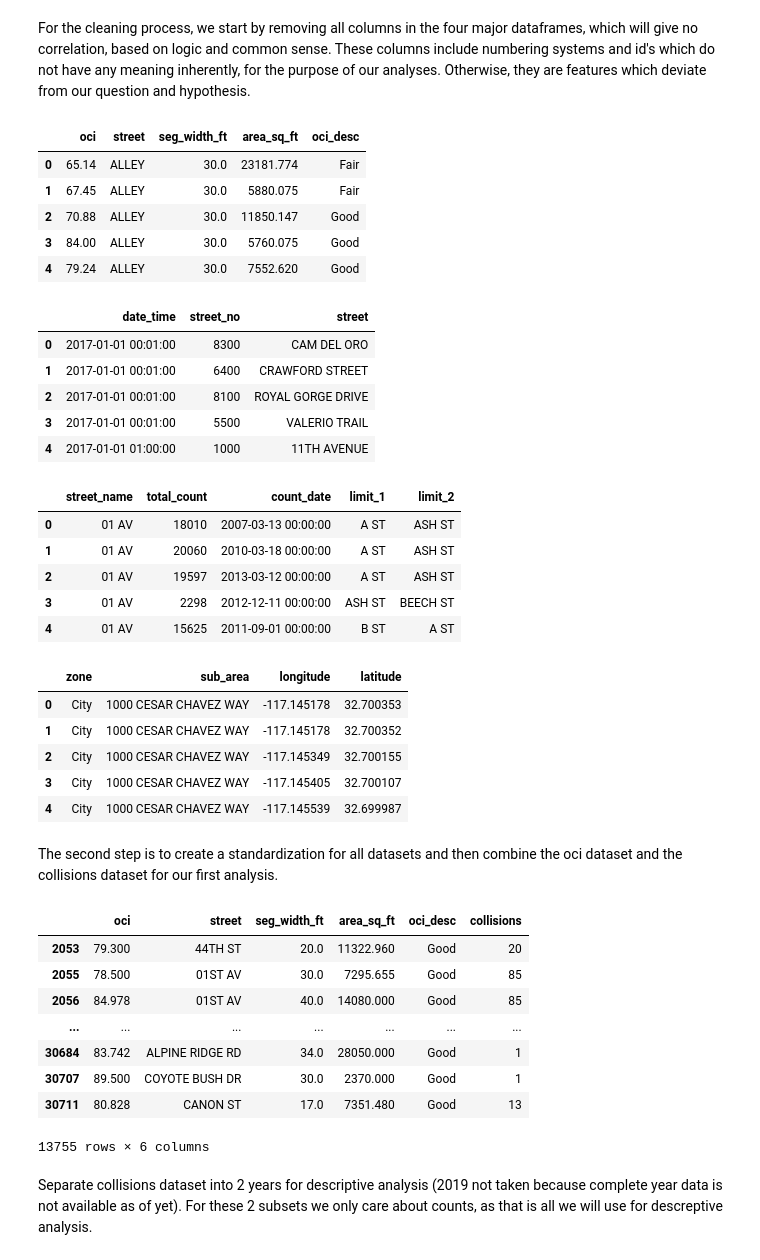
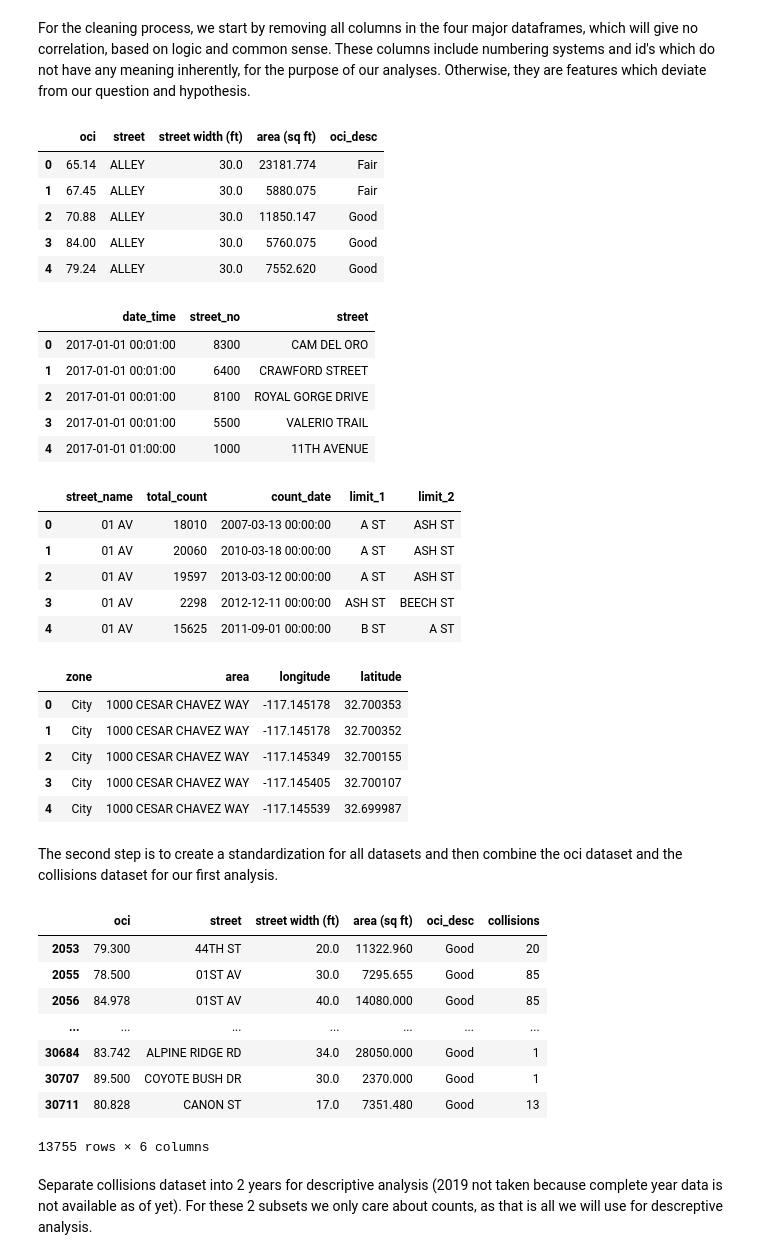
Before and after one commit to rileyfroehlich/COGS-108-Final-Project, a Jupyter notebook: Final_Project.ipynb, the cells around one changed output. Saved outputs shown, nothing was run; the diff lists cells and outputs as text; code cells hidden in the pictures.

```diff
--- a/Final_Project.ipynb
+++ b/Final_Project.ipynb
@@ -100,36 +100,40 @@ df_index = pd.read_csv("oci_2015_datasd.csv")
 df_collisions = pd.read_csv("pd_collisions_datasd.csv")
 df_traffic = pd.read_csv("traffic_counts_datasd.csv")
 df_meters = pd.read_csv("treas_parking_meters_loc_datasd.csv")
 
 # drop OCI columns
 df_index.drop( columns = ["seg_id", "seg_length_ft", "street_from", "street_to", "oci_wt", "pvm_class", "func_class"], inplace = True )
 
 # drop collision columns
 df_collisions.drop(columns = ["police_beat", "report_id", "cross_st_name", "cross_st_type", "street_dir", "cross_st_dir", "violation_section", "violation_type", "charge_desc", "injured", "killed", "hit_run_lvl"], inplace = True)
 # combine street name and street type
 df_collisions[ 'street' ] = df_collisions[ 'street_name' ].map( str ) + ' ' + df_collisions[ 'street_type' ]
 df_collisions.drop( columns = ["street_name", "street_type"], inplace = True )
 df_collisions.dropna( inplace = True )
 
 # drop traffic columns
 df_traffic.drop( columns = ["id", "all_count", "northbound_count", "southbound_count", "eastbound_count", "westbound_count", "file_no"], inplace = True )
 # new splits data in 'limits' column and puts the two parts into columns named 'limit_1' and 'limit_2'
 new = df_traffic[ 'limits' ].str.split( ' - ', n = 1, expand = True)
 df_traffic[ 'limit_1' ] = new[ 0 ]
 df_traffic[ 'limit_2' ] = new[ 1 ]
 df_traffic.drop( columns = "limits", inplace = True )
-# df2 combines like elements in df_traffic
-# df2 = df_traffic.groupby( [ 'street_name', 'limit_1', 'limit_2', 'count_date' ], as_index = False).agg({ 'total_count' : 'sum' })
+# df2 finds the average of like elements in df_traffic
+# df2 = df_traffic.groupby( [ 'street_name', 'limit_1', 'limit_2', 'count_date' ], as_index = False).agg({ 'total_count' : 'mean' })
 # df_traffic = pd.DataFrame( df2 )
 df_traffic.dropna( inplace = True )
 
 # drop parking meter columns
 df_meters.drop( columns = ["area", "pole", "config_id", "config_name"], inplace = True )
 df_meters.dropna( inplace = True )
 
+#rename columns with complex names
+df_index.rename( columns = { 'seg_width_ft' : 'street width (ft)', 'area_sq_ft': 'area (sq ft)' }, inplace = True)
+df_meters.rename( columns = { 'sub_area': 'area' }, inplace = True )
+
 multiple_df_display(df_index[0:5], df_collisions[0:5], df_traffic[0:5], df_meters[0:5])
 # %% [output]
-|  | oci | street | seg_width_ft | area_sq_ft | oci_desc |
+|  | oci | street | street width (ft) | area (sq ft) | oci_desc |
 | 0 | 65.14 | ALLEY | 30.0 | 23181.774 | Fair |
 | 1 | 67.45 | ALLEY | 30.0 | 5880.075 | Fair |
 | 2 | 70.88 | ALLEY | 30.0 | 11850.147 | Good |
@@ -147,7 +151,7 @@ multiple_df_display(df_index[0:5], df_collisions[0:5], df_traffic[0:5], df_meter
 | 2 | 01 AV | 19597 | 2013-03-12 00:00:00 | A ST | ASH ST |
 | 3 | 01 AV | 2298 | 2012-12-11 00:00:00 | ASH ST | BEECH ST |
 | 4 | 01 AV | 15625 | 2011-09-01 00:00:00 | B ST | A ST |
-|  | zone | sub_area | longitude | latitude |
+|  | zone | area | longitude | latitude |
 | 0 | City | 1000 CESAR CHAVEZ WAY | -117.145178 | 32.700353 |
 | 1 | City | 1000 CESAR CHAVEZ WAY | -117.145178 | 32.700352 |
 | 2 | City | 1000 CESAR CHAVEZ WAY | -117.145349 | 32.700155 |
@@ -192,7 +196,7 @@ df_index_collisions = df_index[df_index.collisions != 0]
 
 df_index_collisions
 # %% [output]
-|  | oci | street | seg_width_ft | area_sq_ft | oci_desc | collisions |
+|  | oci | street | street width (ft) | area (sq ft) | oci_desc | collisions |
 | 2053 | 79.300 | 44TH ST | 20.0 | 11322.960 | Good | 20 |
 | 2055 | 78.500 | 01ST AV | 30.0 | 7295.655 | Good | 85 |
 | 2056 | 84.978 | 01ST AV | 40.0 | 14080.000 | Good | 85 |
```
Also changed, not shown: parts of 5 cells of this notebook.
